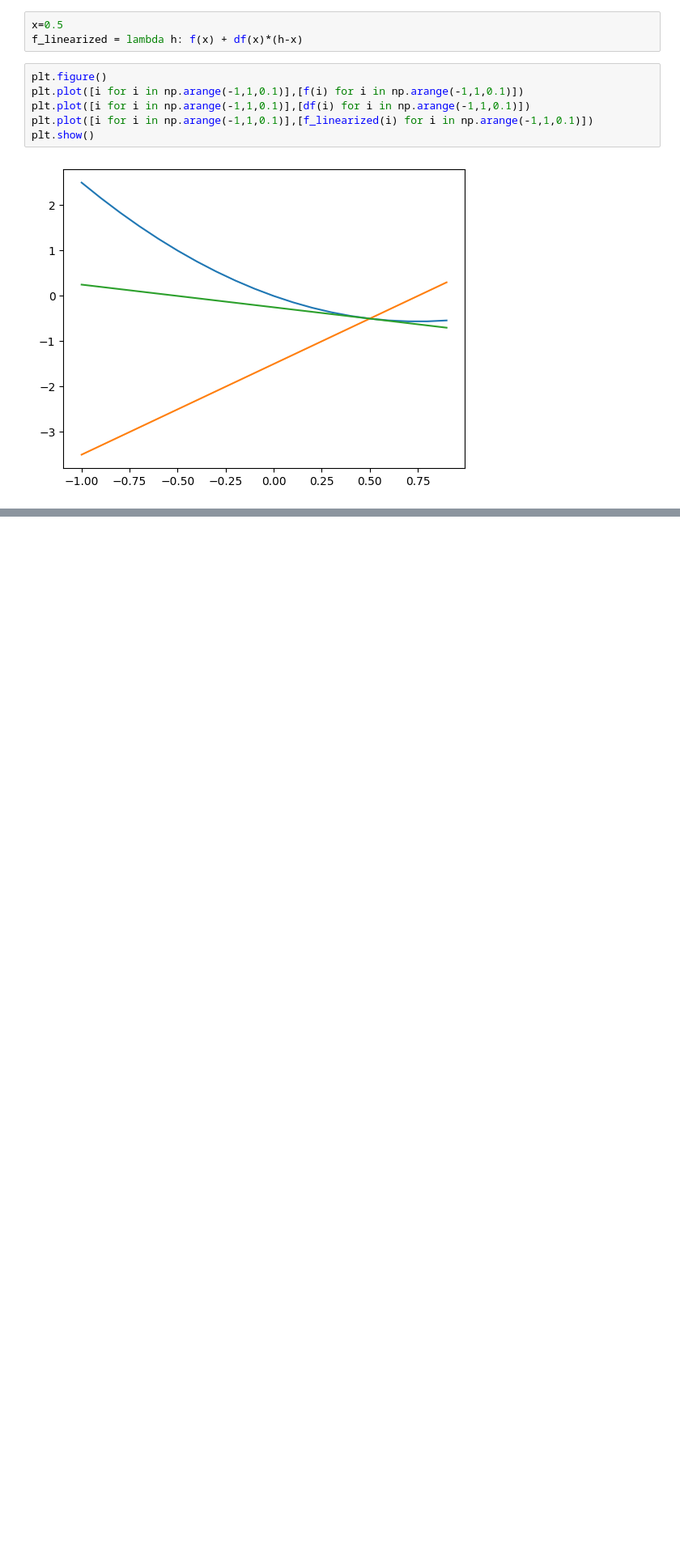
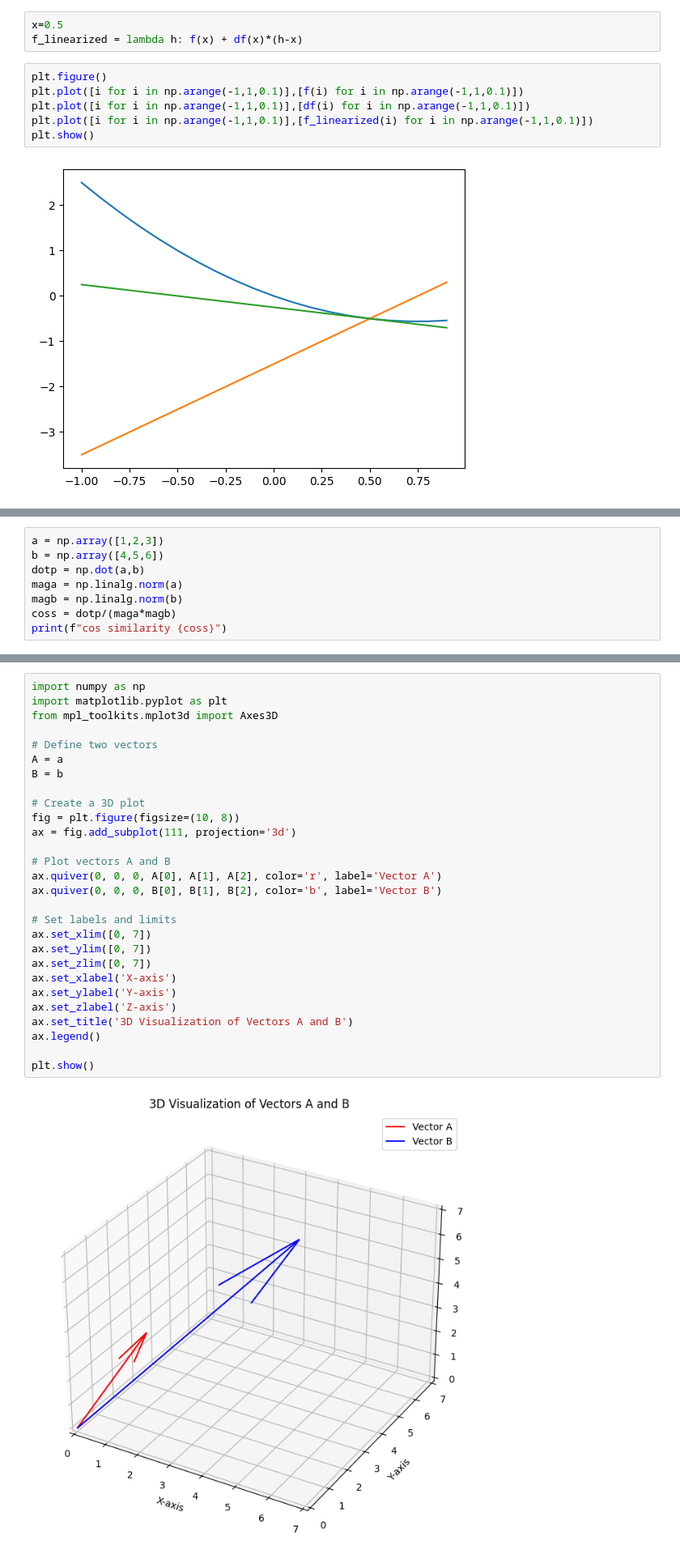
Before and after one commit to mirsoleimani/books, a Jupyter notebook: alices_adventure_in_a_differentiable_wonderland/ch02.ipynb, the cells around one changed output, grey strips where cells are left out. Shown: that part at 81% size. Cells and saved outputs as stored; diff of their text form; blank space fills up the shorter version.

```diff
--- a/alices_adventure_in_a_differentiable_wonderland/ch02.ipynb
+++ b/alices_adventure_in_a_differentiable_wonderland/ch02.ipynb
@@ -42,0 +23,8 @@ class range(object)
+# %%
+a = np.array([1,2,3])
+b = np.array([4,5,6])
+dotp = np.dot(a,b)
+maga = np.linalg.norm(a)
+magb = np.linalg.norm(b)
+coss = dotp/(maga*magb)
+print(f"cos similarity {coss}")
@@ -42,0 +33,30 @@ class range(object)
+# %%
+import numpy as np
+import matplotlib.pyplot as plt
+from mpl_toolkits.mplot3d import Axes3D
+
+# Define two vectors
+A = a
+B = b
+
+# Create a 3D plot
+fig = plt.figure(figsize=(10, 8))
+ax = fig.add_subplot(111, projection='3d')
+
+# Plot vectors A and B
+ax.quiver(0, 0, 0, A[0], A[1], A[2], color='r', label='Vector A')
+ax.quiver(0, 0, 0, B[0], B[1], B[2], color='b', label='Vector B')
+
+# Set labels and limits
+ax.set_xlim([0, 7])
+ax.set_ylim([0, 7])
+ax.set_zlim([0, 7])
+ax.set_xlabel('X-axis')
+ax.set_ylabel('Y-axis')
+ax.set_zlabel('Z-axis')
+ax.set_title('3D Visualization of Vectors A and B')
+ax.legend()
+
+plt.show()
+# %% [output]
+[figure, added]
```
Also changed, not shown: parts of 5 cells of this notebook, 1 other file.
